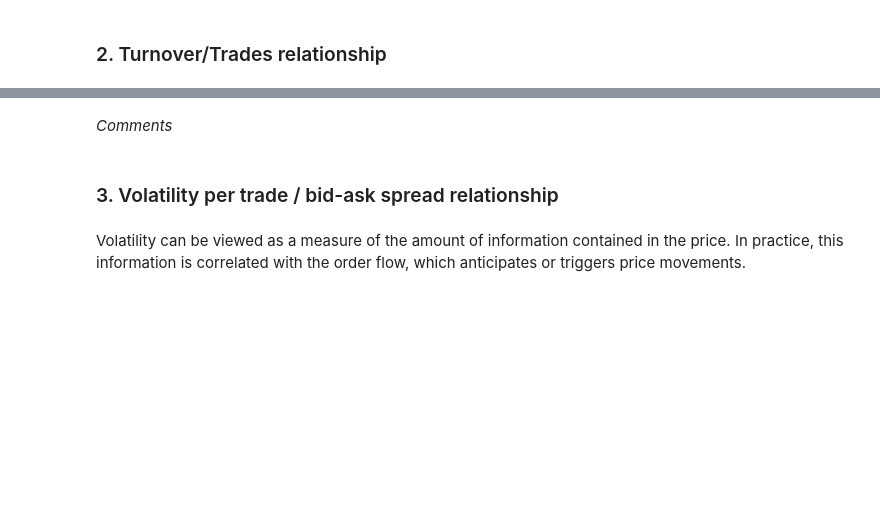
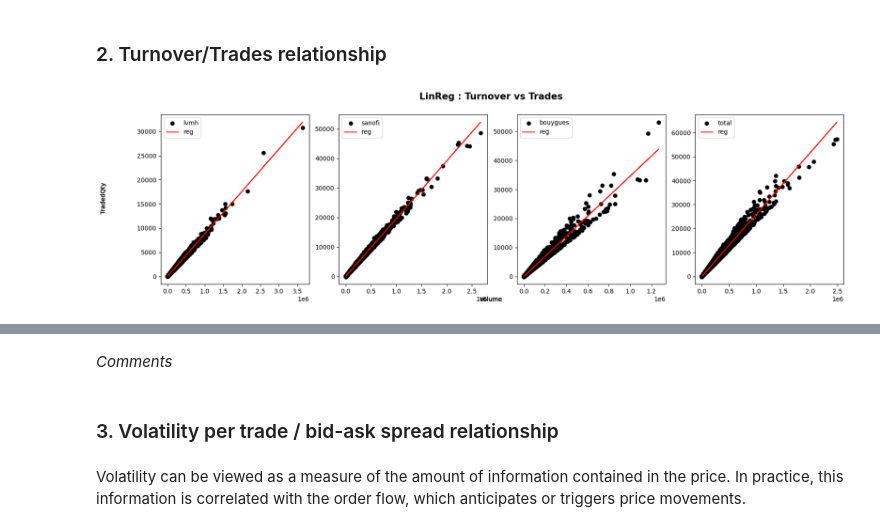
Before and after one commit to Guillaume-melis/Machine_Learning_for_Finance, a Jupyter notebook: TP3/TP 3 - Intraday Curves_EN.ipynb, the cells around one changed output, grey strips where cells are left out. Drawn from its saved outputs; the diff is of its cells as text; code cells hidden in the pictures; blank space fills up the shorter version.

```diff
--- a/TP3/TP 3 - Intraday Curves_EN.ipynb
+++ b/TP3/TP 3 - Intraday Curves_EN.ipynb
@@ -257,2 +319,21 @@ plot_volume_trades(JPN_stocks)
 # %% [markdown]
 ### 2. Turnover/Trades relationship
+# %%
+def plot_turnover_trades(stock_list):
+    fig, ax = plt.subplots(1,len(stock_list),figsize = (20,5))
+    fig.suptitle('LinReg : Turnover vs Trades', fontsize = 15, fontweight = 'bold')
+    plot_idx = 0
+    for stk in stock_list:
+        x,y = np.array(DATAS[stk].Turnover).reshape(-1, 1), np.array(DATAS[stk].TradedQty).reshape(-1, 1)
+        model = LinearRegression().fit(x,y)
+        ax[plot_idx].scatter(x, y, label = stk, color = "black")
+        ax[plot_idx].plot(x, model.predict(x), label = "reg", color = "red")
+        ax[plot_idx].legend()
+        fig.text(0.5, 0.04, 'Volume', ha='center', va='center')
+        fig.text(0.06, 0.5, 'TradedQty', ha='center', va='center', rotation='vertical')
+        plot_idx += 1
+    return
+
+plot_turnover_trades(FR_stocks)
+# %% [output]
+[figure, added]
```
Also changed, not shown: parts of 11 cells of this notebook.
